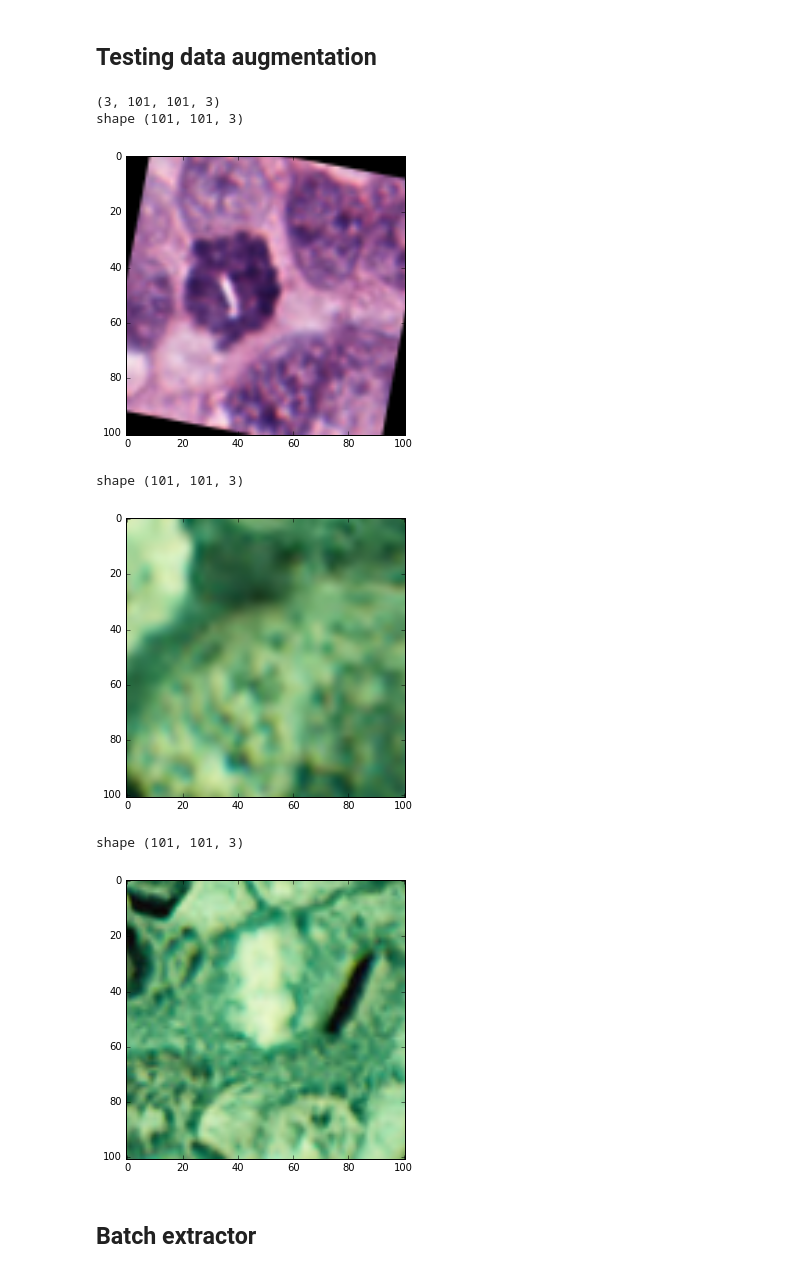
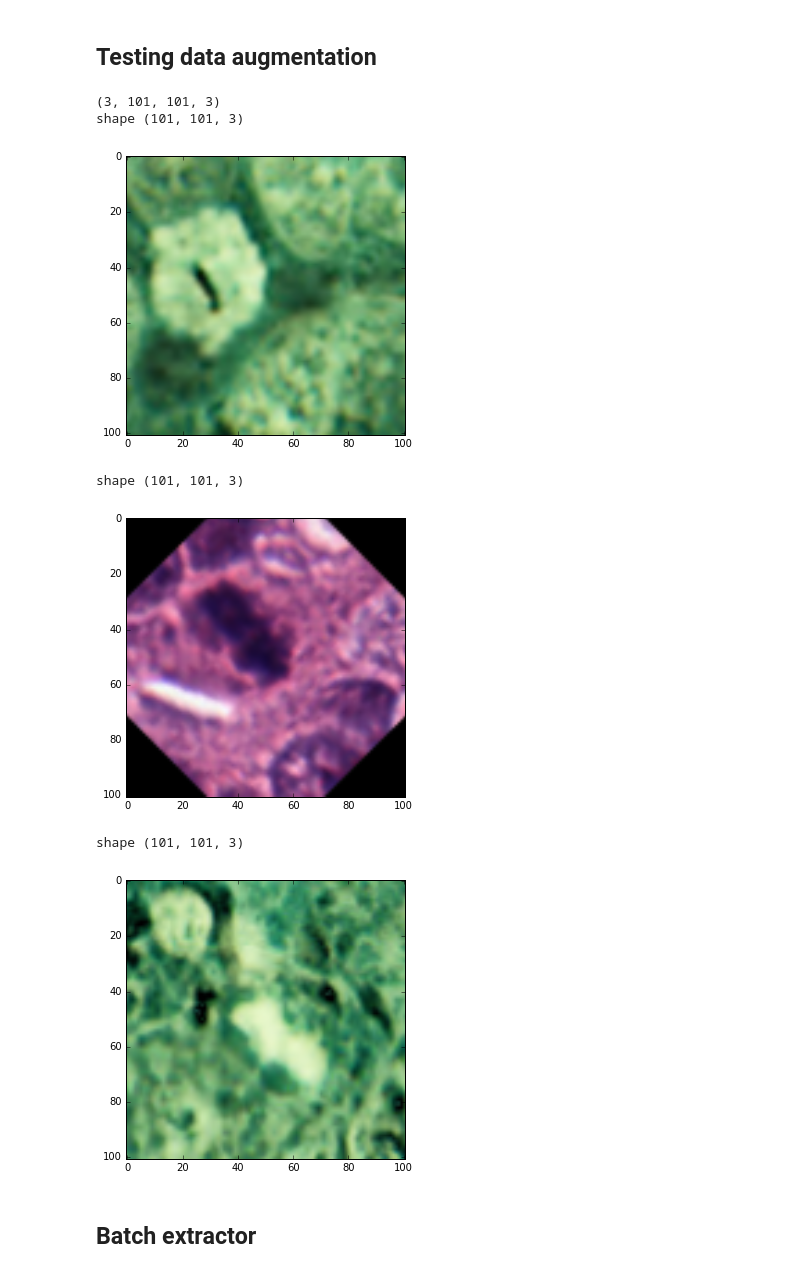
Before and after one commit to skjerns/ISMI, a Jupyter notebook: assignment_8/assignment_8.ipynb, the cells around one changed output. Saved outputs shown, nothing was run; the diff lists cells and outputs as text; code cells hidden in the pictures.

```diff
--- a/assignment_8/assignment_8.ipynb
+++ b/assignment_8/assignment_8.ipynb
@@ -402,42 +393,42 @@ c = 3 # originals
 n = 2 # duplicates
 
 testing = tra_pos_files[0][:c]
-mit = MitosisCreator(testing, augment_per_image=2, random=True)
+mit = MitosisCreator(testing, copies_per_image=2, random=False)
 out = mit.run()
 print out.shape
 
 
 # fig, ax = plt.subplots(3, 3)
 # ax = ax.ravel()
 # for i, f in enumerate(testing):
 #     ii = i * c
 #     iii = i * n
 #     ax[ii].imshow(imread(f))
 #     ax[ii+1].imshow(out[iii])
 #     ax[ii+2].imshow(out[iii+1])
 
 #     n += 1
 # plt.show()
 
 for i in out:
     print 'shape', i.shape
     plt.figure(figsize=(5,5))
     plt.imshow(i)
     plt.show()
 
 # for i in testing:
 #     plt.figure(figsize=(5,5))
 #     img = imread(i)
 #     plt.imshow(img)
 #     plt.show()
 # %% [output]
 (3, 101, 101, 3)
 shape (101, 101, 3)
-[figure, old version]
+[figure, new version]
 shape (101, 101, 3)
-[figure, old version]
+[figure, new version]
 shape (101, 101, 3)
-[figure, old version]
+[figure, new version]
 # %% [markdown]
 ## Batch extractor
 # %%
```
Also changed, not shown: parts of 16 cells of this notebook.
